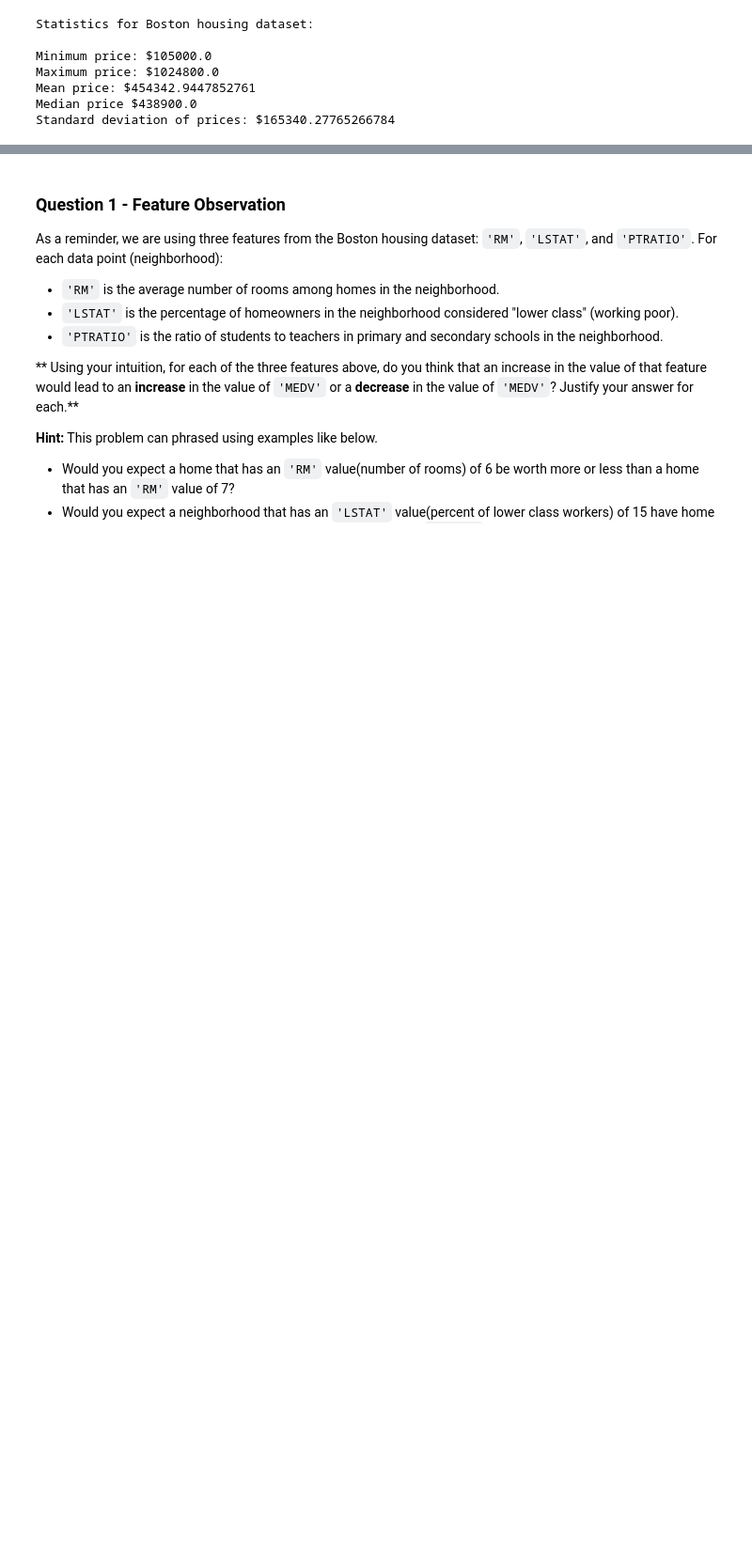
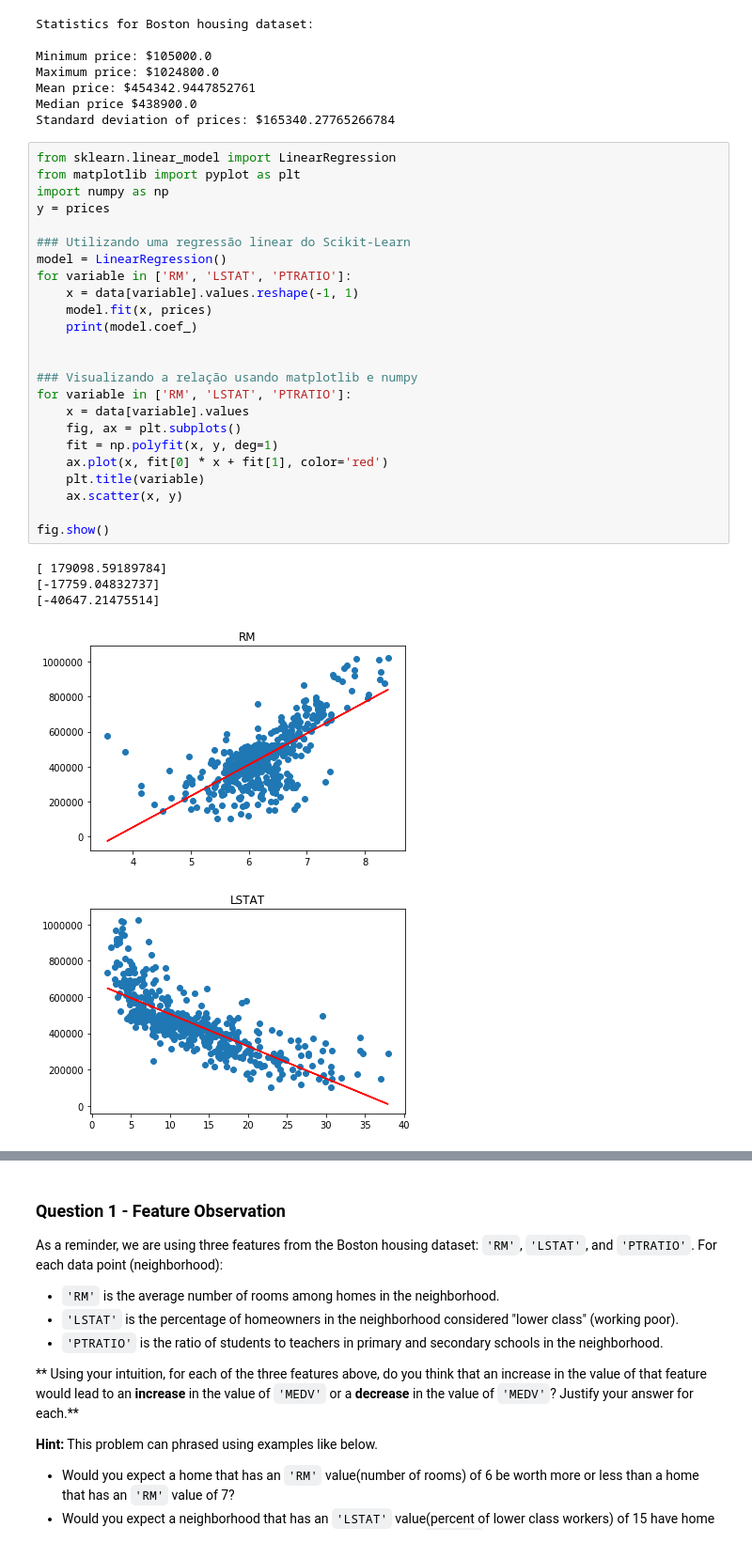
Before and after one commit to UnsteadyNightMare/Machine-Learning, a Jupyter notebook: Boston_Housing_Prediction/boston_housing.ipynb, the cells around one changed output, grey strips where cells are left out. Shown: that part at 94% size. Saved outputs shown, nothing was run; the diff lists cells and outputs as text; blank space fills up the shorter version.

```diff
--- a/Boston_Housing_Prediction/boston_housing.ipynb
+++ b/Boston_Housing_Prediction/boston_housing.ipynb
@@ -113,3 +123,33 @@ Maximum price: $1024800.0
 Mean price: $454342.9447852761
 Median price $438900.0
 Standard deviation of prices: $165340.27765266784
+# %%
+from sklearn.linear_model import LinearRegression
+from matplotlib import pyplot as plt
+import numpy as np
+y = prices
+
+### Utilizando uma regressão linear do Scikit-Learn
+model = LinearRegression()
+for variable in ['RM', 'LSTAT', 'PTRATIO']:
+    x = data[variable].values.reshape(-1, 1)
+    model.fit(x, prices)
+    print(model.coef_)
+
+
+### Visualizando a relação usando matplotlib e numpy
+for variable in ['RM', 'LSTAT', 'PTRATIO']:
+    x = data[variable].values
+    fig, ax = plt.subplots()
+    fit = np.polyfit(x, y, deg=1)
+    ax.plot(x, fit[0] * x + fit[1], color='red')
+    plt.title(variable)
+    ax.scatter(x, y)
+
+fig.show()
+# %% [output]
+[ 179098.59189784]
+[-17759.04832737]
+[-40647.21475514]
+[figure, added]
+[figure, added]
```
Also changed, not shown: parts of 14 cells of this notebook, 1 other file.
